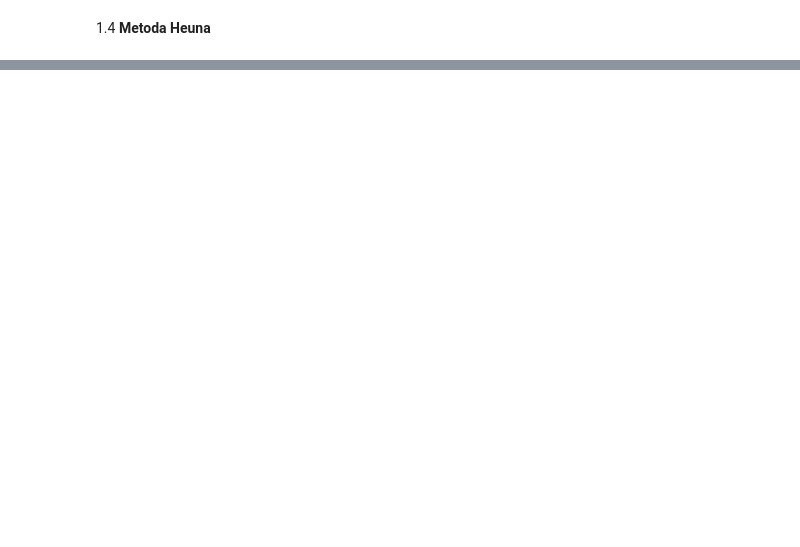
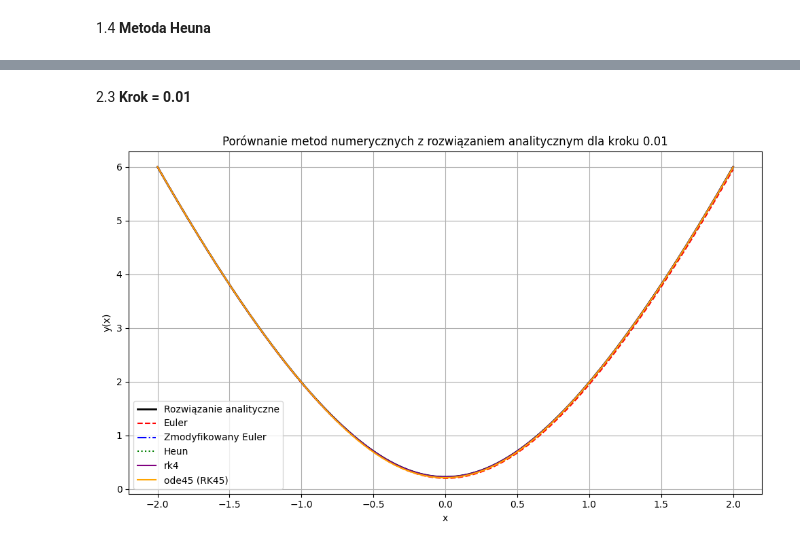
Before and after one commit to jarzeckil/mnum, a Jupyter notebook: lab4/lab4.ipynb, the cells around one changed output, grey strips where cells are left out. Saved outputs shown, nothing was run; the diff lists cells and outputs as text; code cells hidden in the pictures; blank space fills up the shorter version.

```diff
--- a/lab4/lab4.ipynb
+++ b/lab4/lab4.ipynb
@@ -139,0 +203,16 @@ f = lambda x,y: (4*x)/((1+x**2)**(1/3))
+# %%
+# kroki integracji
+h = 0.1
+iters = int(abs(span[1]-span[0])/h) + 1
+x = np.linspace(span[0], span[1], int((span[1] - span[0]) / h) + 1)
+# %%
+y_euler_base_01 = euler_base(x0, y0, h, f, iters)
+y_euler_mod_01 = euler_mod(x0, y0, h, f, iters)
+y_heun_01 = heun(x0, y0, h, f, iters)
+y_runge_kutty_01 = runge_kutty(x0, y0, h, f, iters)
+
+y_rk45_01 = solve_ivp(f,t_span=span ,y0=[x0, y0], t_eval=x).y[1]
+
+y_true_01 = []
+for val in x:
+    y_true_01.append(g(val))
@@ -139,0 +223,22 @@ f = lambda x,y: (4*x)/((1+x**2)**(1/3))
+# %% [markdown]
+2.3 **Krok = 0.01**
+# %%
+# kroki integracji
+h = 0.01
+iters = int(abs(span[1]-span[0])/h) + 1
+x = np.linspace(span[0], span[1], int((span[1] - span[0]) / h) + 1)
+# %%
+y_euler_base_001 = euler_base(x0, y0, h, f, iters)
+y_euler_mod_001 = euler_mod(x0, y0, h, f, iters)
+y_heun_001 = heun(x0, y0, h, f, iters)
+y_runge_kutty_001 = runge_kutty(x0, y0, h, f, iters)
+
+y_rk45_001 = solve_ivp(f,t_span=span ,y0=[x0, y0], t_eval=x).y[1]
+
+y_true_001 = []
+for val in x:
+    y_true_001.append(g(val))
+# %%
+rysuj_wykres(x, y_euler_base_001, y_euler_mod_001, y_heun_001, y_runge_kutty_001, y_rk45_001, y_true_001, h)
+# %% [output]
+[figure, added]
```
Also changed, not shown: parts of 17 cells of this notebook.
